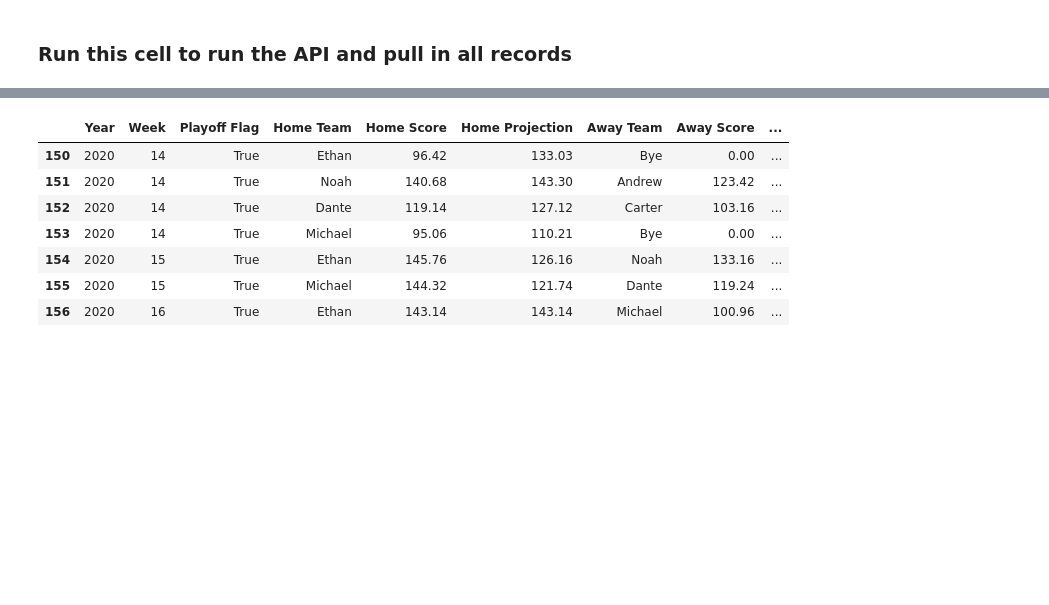
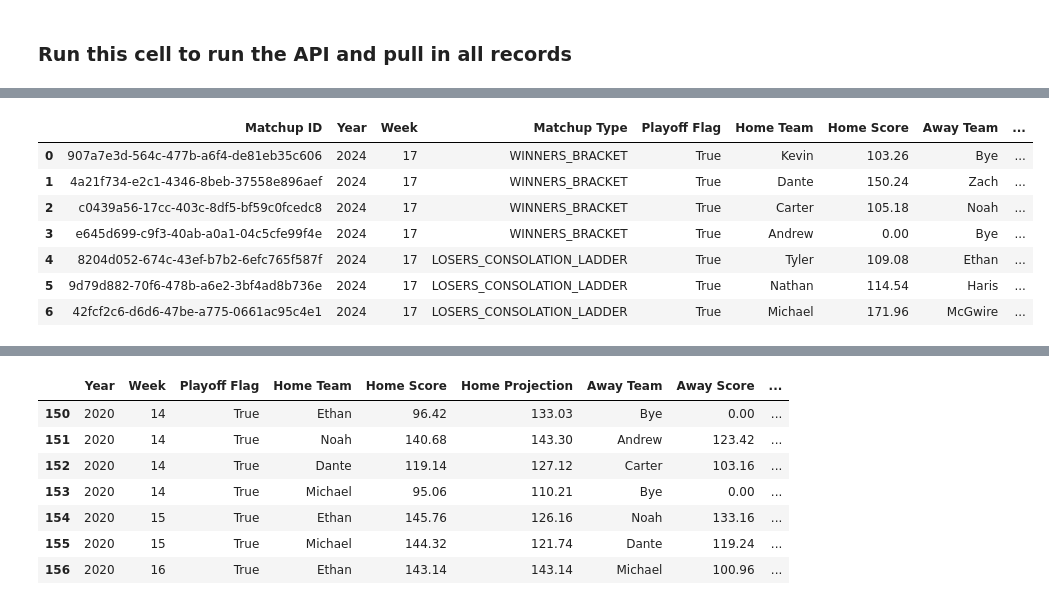
Before and after one commit to serdarevichar8/fantasy-football-website, a Jupyter notebook: fantasy-football-data.ipynb, the cells around one changed output, grey strips where cells are left out. Drawn from its saved outputs; the diff is of its cells as text; code cells hidden in the pictures; blank space fills up the shorter version.

```diff
--- a/fantasy-football-data.ipynb
+++ b/fantasy-football-data.ipynb
@@ -71,0 +188,90 @@ df = pd.DataFrame({
+# %%
+import uuid
+
+data_matchup = []
+data_game = []
+data_player = []
+
+team_dict = {team:team.owners[0]['firstName'] for team in league.teams}
+team_dict[0] = 'Bye'
+
+matchups = league.box_scores(8)
+for matchup in matchups:
+    matchup_id = str(uuid.uuid4())
+    data_matchup.append(
+        {
+            'Matchup ID':matchup_id,
+            'Year':year,
+            'Week':week,
+            'Matchup Type':matchup.matchup_type,
+            'Playoff Flag':matchup.is_playoff,
+            'Home Team':team_dict[matchup.home_team],
+            'Home Score':matchup.home_score,
+            'Away Team':team_dict[matchup.away_team],
+            'Away Score':matchup.away_score
+        }
+    )
+
+    home_game_id = str(uuid.uuid4())
+    data_game.append(
+        {
+            'Game ID':home_game_id,
+            'Team':team_dict[matchup.home_team],
+            'Score':matchup.home_score,
+            'Opp Score':matchup.away_score
+        }
+    )
+
+    away_game_id = str(uuid.uuid4())
+    data_game.append(
+        {
+            'Game ID':away_game_id,
+            'Team':team_dict[matchup.away_team],
+            'Score':matchup.home_score,
+            'Opp Score':matchup.away_score
+        }
+    )
+
+    team = team_dict[matchup.home_team]
+    for player in matchup.home_lineup:
+        data_player.append(
+            {
+                'Game ID':home_game_id,
+                'Matchup ID':matchup_id,
+                'Year':year,
+                'Week':week,
+                'Team':team,
+                'Player Name':player.name,
+                'Points Scored':player.points,
+                'Slot Position':player.slot_position
+            }
+        )
+
+    team = team_dict[matchup.away_team]
+    for player in matchup.away_lineup:
+        data_player.append(
+            {
+                'Player Game ID':
+                'Game ID':away_game_id,
+                'Matchup ID':matchup_id,
+                'Year':year,
+                'Week':week,
+                'Team':team,
+                'Player Name':player.name,
+                'Points Scored':player.points,
+                'Slot Position':player.slot_position
+            }
+        )
+
+test_matchup = pd.DataFrame(data_matchup)
+test_player = pd.DataFrame(data_player)
+test_matchup
+# %% [output]
+|  | Matchup ID | Year | Week | Matchup Type | Playoff Flag | Home Team | Home Score | Away Team | ... |
+| 0 | 907a7e3d-564c-477b-a6f4-de81eb35c606 | 2024 | 17 | WINNERS_BRACKET | True | Kevin | 103.26 | Bye | ... |
+| 1 | 4a21f734-e2c1-4346-8beb-37558e896aef | 2024 | 17 | WINNERS_BRACKET | True | Dante | 150.24 | Zach | ... |
+| 2 | c0439a56-17cc-403c-8df5-bf59c0fcedc8 | 2024 | 17 | WINNERS_BRACKET | True | Carter | 105.18 | Noah | ... |
+| 3 | e645d699-c9f3-40ab-a0a1-04c5cfe99f4e | 2024 | 17 | WINNERS_BRACKET | True | Andrew | 0.00 | Bye | ... |
+| 4 | 8204d052-674c-43ef-b7b2-6efc765f587f | 2024 | 17 | LOSERS_CONSOLATION_LADDER | True | Tyler | 109.08 | Ethan | ... |
+| 5 | 9d79d882-70f6-478b-a6e2-3bf4ad8b736e | 2024 | 17 | LOSERS_CONSOLATION_LADDER | True | Nathan | 114.54 | Haris | ... |
+| 6 | 42fcf2c6-d6d6-47be-a775-0661ac95c4e1 | 2024 | 17 | LOSERS_CONSOLATION_LADDER | True | Michael | 171.96 | McGwire | ... |
```
Also changed, not shown: parts of 16 cells of this notebook, 4 other files.
